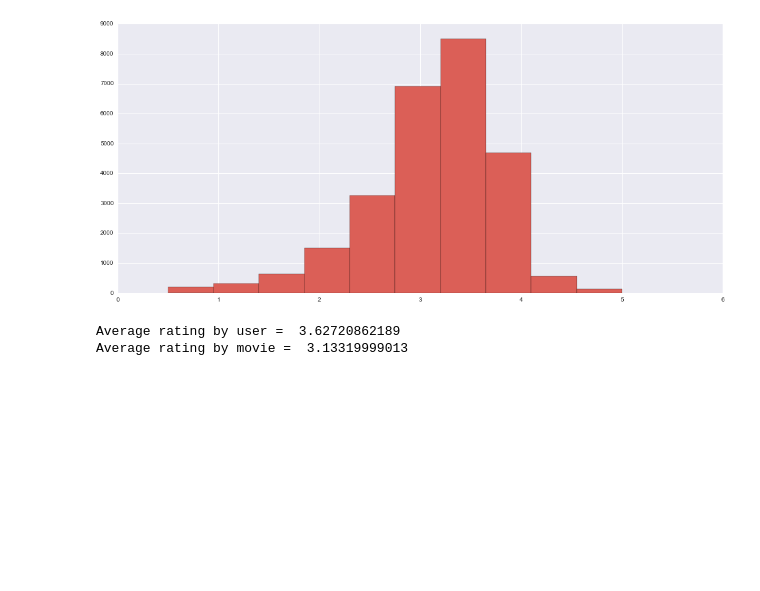
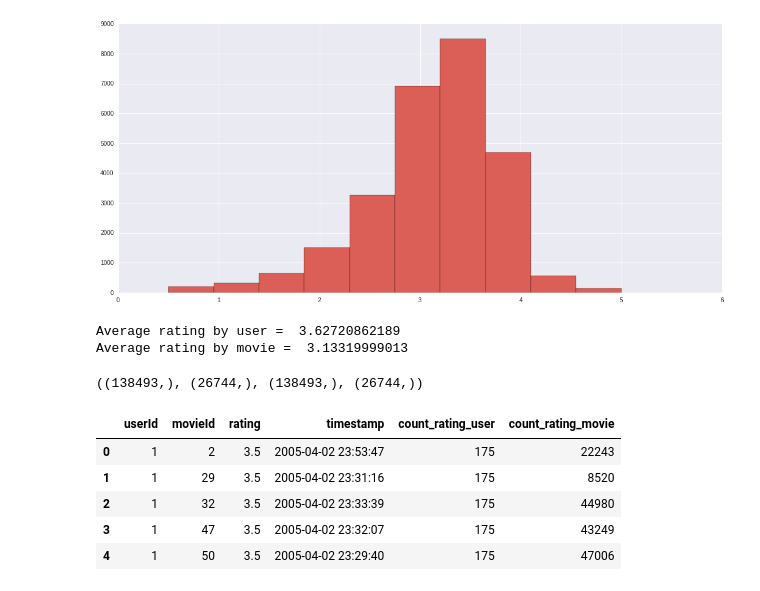
Before and after one commit to ah3200/movielens, a Jupyter notebook: Movies-and-generation.ipynb, the cells around one changed output. Saved outputs shown, nothing was run; the diff lists cells and outputs as text; code cells hidden in the pictures; blank space fills up the shorter version.

```diff
--- a/Movies-and-generation.ipynb
+++ b/Movies-and-generation.ipynb
@@ -431,3 +431,16 @@ print "Average rating by movie = ", average_rating_by_movie.mean()
 # %% [output]
 Average rating by user =  3.62720862189
 Average rating by movie =  3.13319999013
+# %%
+# Merge Review count and Average review to original dataframe
+count_review_by_user.shape, count_review_by_movie.shape, average_rating_by_user.shape, average_rating_by_movie.shape
+# %% [output]
+((138493,), (26744,), (138493,), (26744,))
+# %%
+count_review_by_user = count_review_by_user.reset_index()
+count_review_by_movie = count_review_by_movie.reset_index()
+# %%
+count_review_by_user.columns = ['userId','count_rating_user']
+count_review_by_movie.columns = ['movieId','count_rating_movie']
+# %%
+df_rating = pd.merge(rating, count_review_by_user, how='left', on='userId')
@@ -433,0 +449,9 @@ Average rating by movie =  3.13319999013
+# %%
+df_rating.head()
+# %% [output]
+|  | userId | movieId | rating | timestamp | count_rating_user | count_rating_movie |
+| 0 | 1 | 2 | 3.5 | 2005-04-02 23:53:47 | 175 | 22243 |
+| 1 | 1 | 29 | 3.5 | 2005-04-02 23:31:16 | 175 | 8520 |
+| 2 | 1 | 32 | 3.5 | 2005-04-02 23:33:39 | 175 | 44980 |
+| 3 | 1 | 47 | 3.5 | 2005-04-02 23:32:07 | 175 | 43249 |
+| 4 | 1 | 50 | 3.5 | 2005-04-02 23:29:40 | 175 | 47006 |
```
Also changed, not shown: parts of 33 cells of this notebook.
